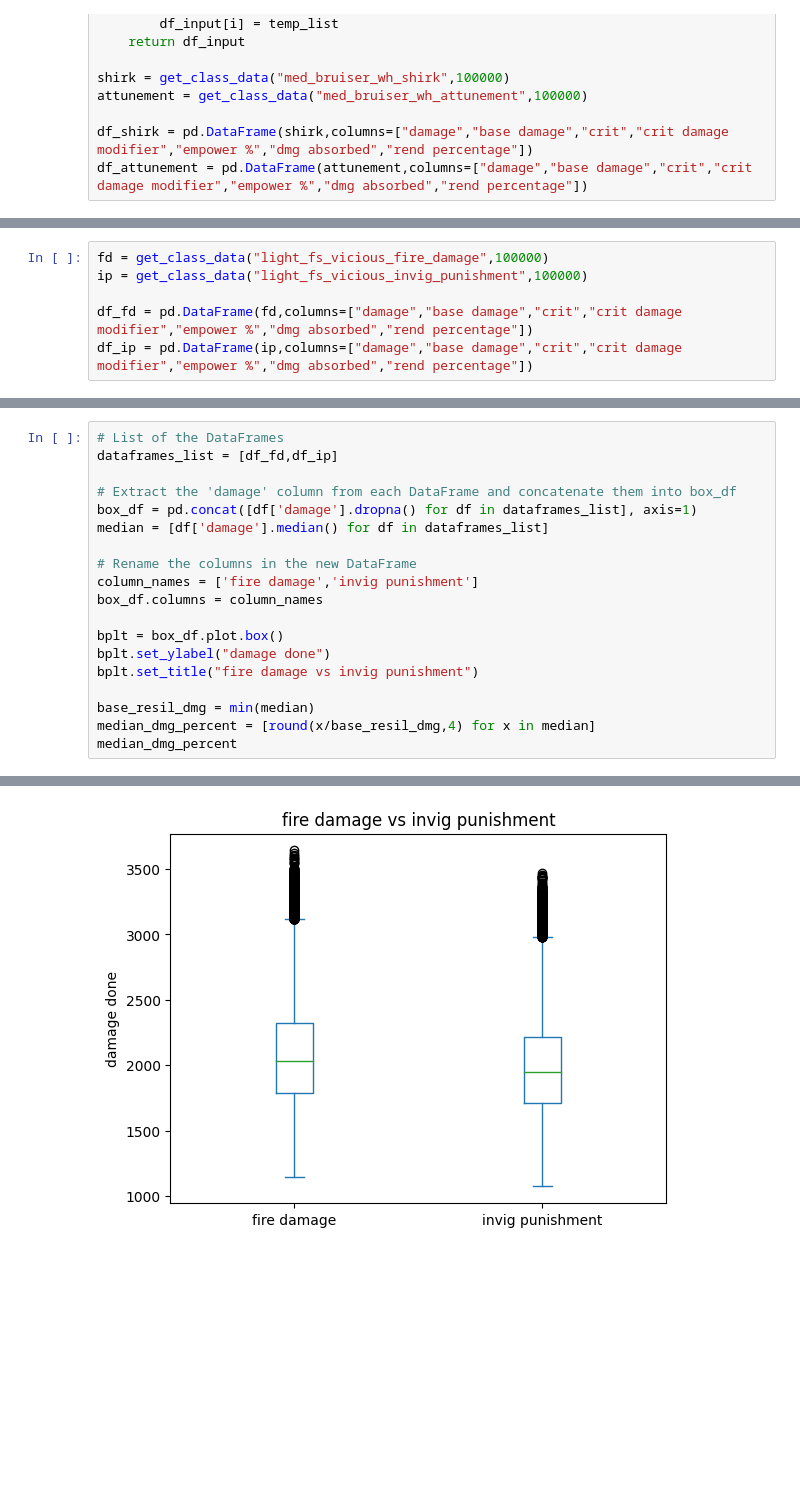
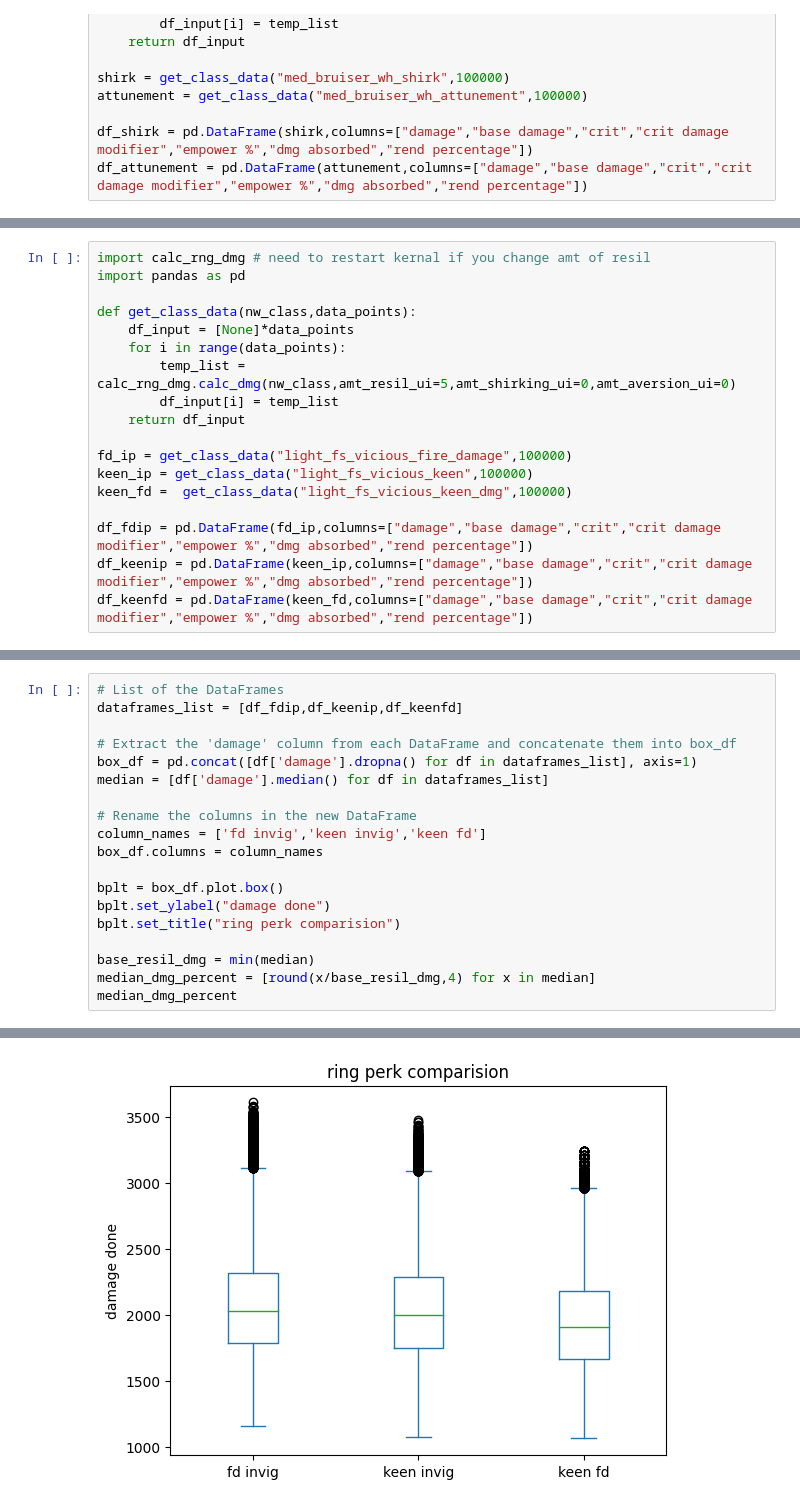
Before and after one commit to Miicr0w/new_world_sim, a Jupyter notebook: analysis.ipynb, the cells around one changed output, grey strips where cells are left out. Drawn from its saved outputs; the diff is of its cells as text; blank space fills up the shorter version.

Commit message:
fire staff invig testing

```diff
--- a/analysis.ipynb
+++ b/analysis.ipynb
@@ -165,7 +167,19 @@ median_dmg_percent
 # %%
-fd = get_class_data("light_fs_vicious_fire_damage",100000)
-ip = get_class_data("light_fs_vicious_invig_punishment",100000)
+import calc_rng_dmg # need to restart kernal if you change amt of resil
+import pandas as pd
 
-df_fd = pd.DataFrame(fd,columns=["damage","base damage","crit","crit damage modifier","empower %","dmg absorbed","rend percentage"])
-df_ip = pd.DataFrame(ip,columns=["damage","base damage","crit","crit damage modifier","empower %","dmg absorbed","rend percentage"])
+def get_class_data(nw_class,data_points):
+    df_input = [None]*data_points
+    for i in range(data_points):
+        temp_list = calc_rng_dmg.calc_dmg(nw_class,amt_resil_ui=5,amt_shirking_ui=0,amt_aversion_ui=0)
+        df_input[i] = temp_list
+    return df_input
+
+fd_ip = get_class_data("light_fs_vicious_fire_damage",100000)
+keen_ip = get_class_data("light_fs_vicious_keen",100000)
+keen_fd =  get_class_data("light_fs_vicious_keen_dmg",100000)
+
+df_fdip = pd.DataFrame(fd_ip,columns=["damage","base damage","crit","crit damage modifier","empower %","dmg absorbed","rend percentage"])
+df_keenip = pd.DataFrame(keen_ip,columns=["damage","base damage","crit","crit damage modifier","empower %","dmg absorbed","rend percentage"])
+df_keenfd = pd.DataFrame(keen_fd,columns=["damage","base damage","crit","crit damage modifier","empower %","dmg absorbed","rend percentage"])
 # %%
@@ -177,18 +193,18 @@ invig punishment mean: 1984.90382 sf median: 1944.0 standard deviation: 372.35 m
 # %%
 # List of the DataFrames
-dataframes_list = [df_fd,df_ip]
+dataframes_list = [df_fdip,df_keenip,df_keenfd]
 
 # Extract the 'damage' column from each DataFrame and concatenate them into box_df
 box_df = pd.concat([df['damage'].dropna() for df in dataframes_list], axis=1)
 median = [df['damage'].median() for df in dataframes_list]
 
 # Rename the columns in the new DataFrame
-column_names = ['fire damage','invig punishment']
+column_names = ['fd invig','keen invig','keen fd']
 box_df.columns = column_names
 
 bplt = box_df.plot.box()
 bplt.set_ylabel("damage done")
-bplt.set_title("fire damage vs invig punishment")
+bplt.set_title("ring perk comparision")
 
 base_resil_dmg = min(median)
 median_dmg_percent = [round(x/base_resil_dmg,4) for x in median]
@@ -198 +214 @@ median_dmg_percent
-[figure, old version]
+[figure, new version]
```
Also changed, not shown: parts of 10 cells of this notebook, 1 other file.
